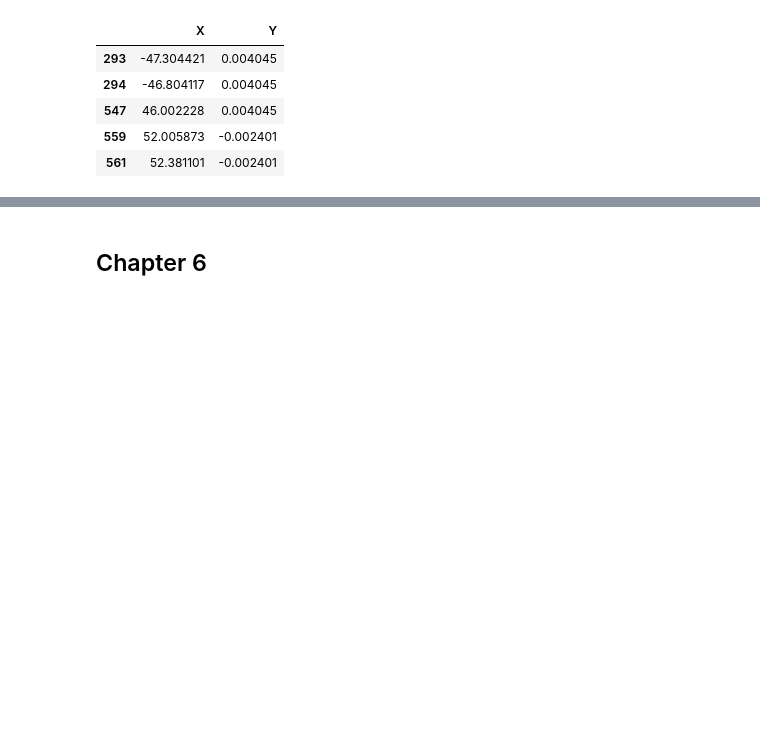
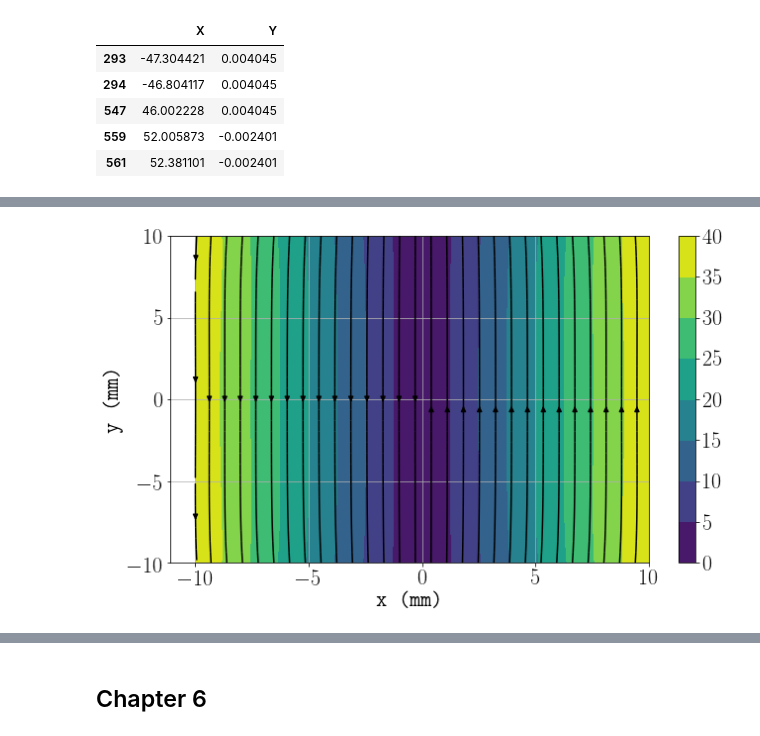
Before and after one commit to jstammers/thesis, a Jupyter notebook: Thesis Plots.ipynb, the cells around one changed output, grey strips where cells are left out. Cells and saved outputs as stored; diff of their text form; code cells hidden in the pictures; blank space fills up the shorter version.

```diff
--- a/Thesis Plots.ipynb
+++ b/Thesis Plots.ipynb
@@ -82,0 +95,22 @@ inRange(errorData,"Y",(-0.005,0.005))
+# %%
+def field_vector_plot(df,x_label,y_label,name):
+    # Contour Plot
+    Y, X = np.mgrid[-10:10:201j, -10:10:201j]
+    Z = np.sqrt(df["bx"]**2+df["by"]**2+df["bz"]**2).values.reshape((201,201))
+    cp = plt.contourf(X, Y, Z)
+    cb = plt.colorbar(cp)
+
+    # Vector Field
+#     X, Y = np.mgrid[-10:10:21j, -10:10:21j]
+    i=pd.MultiIndex.from_arrays([X[0,:],Y[0,:]])
+    vals=df.loc[i]
+    U =df[x_label].values.reshape((201,201))
+    V = df[y_label].values.reshape((201,201))
+    speed = np.sqrt(U**2+V**2)
+    plt.streamplot(X,Y,V/speed,U/speed,color="black")
+
+    plt.xlabel(x_label[1:]+" (mm)")
+    plt.ylabel(y_label[1:]+" (mm)")
+    plt.tight_layout()
+    plt.savefig(name)
+    plt.show()
@@ -82,0 +128,4 @@ inRange(errorData,"Y",(-0.005,0.005))
+# %%
+field_vector_plot(mot2Dxy,"bx","by","../2D_field_xy.pdf")
+# %% [output]
+[figure, added]
```
Also changed, not shown: parts of 35 cells of this notebook, 9 other files.
